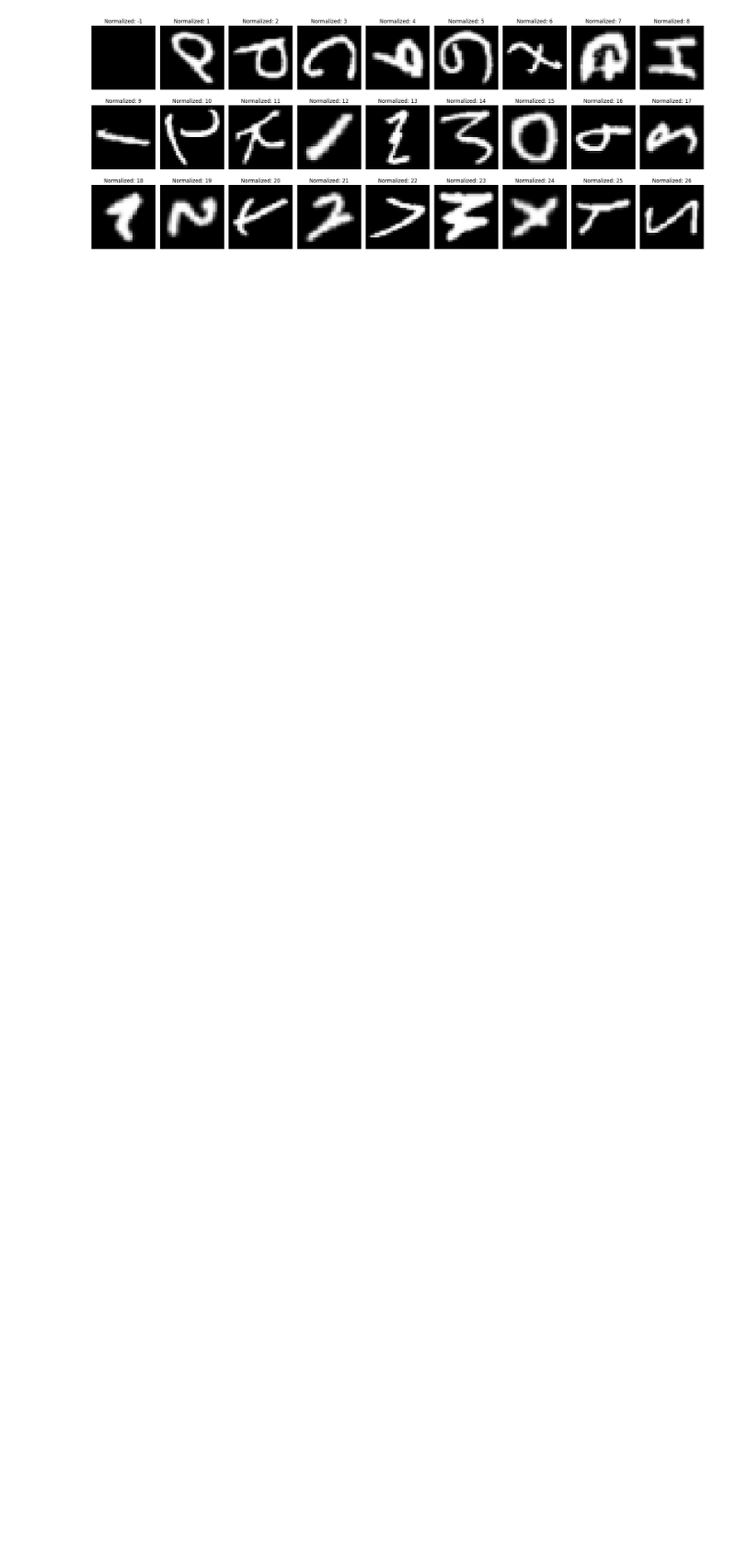
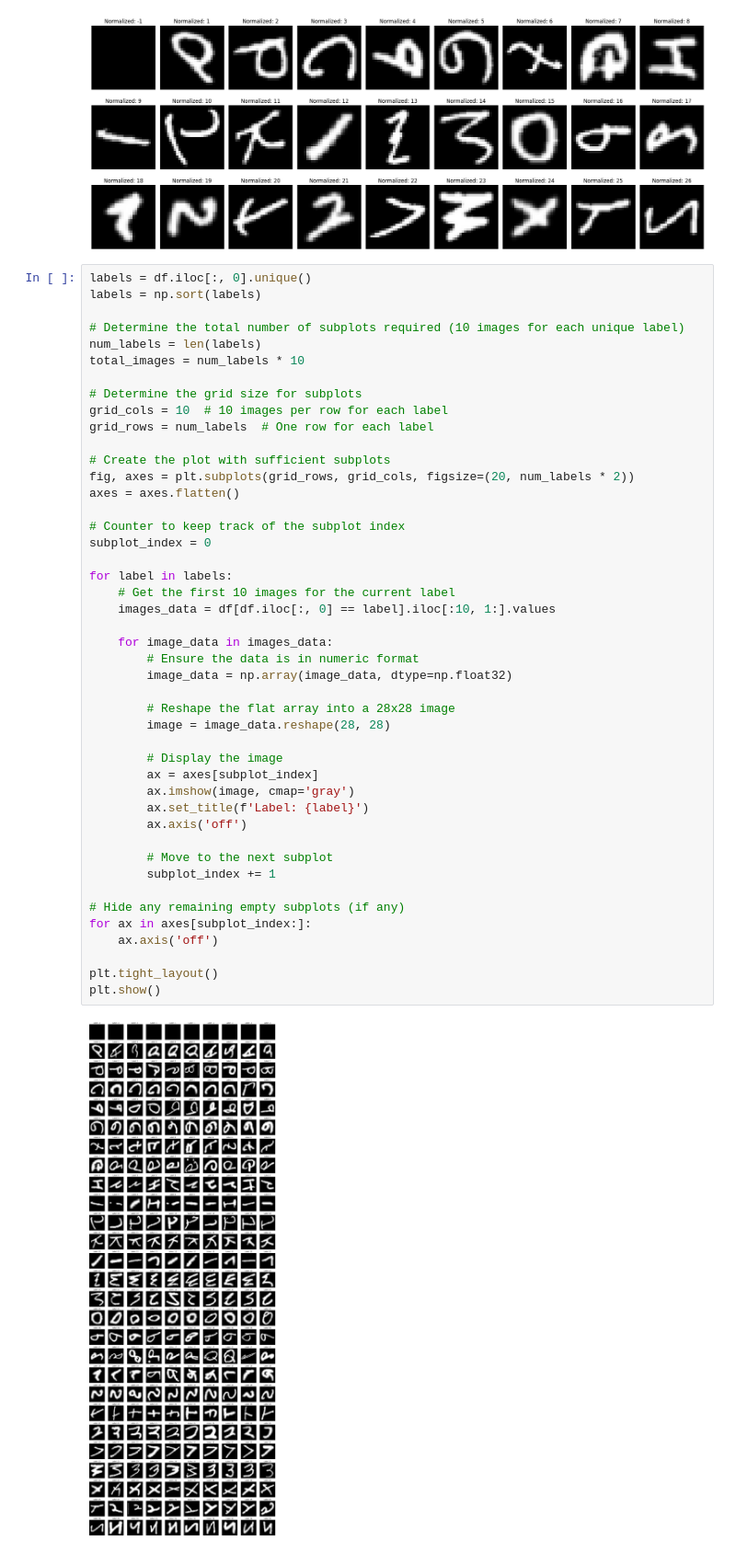
Before and after one commit to REHXZ/DELE_CA2, a Jupyter notebook: Final.ipynb, the cells around one changed output. Shown: that part at 92% size. Cells and saved outputs as stored; diff of their text form; blank space fills up the shorter version.

```diff
--- a/Final.ipynb
+++ b/Final.ipynb
@@ -182,6 +182,53 @@ plt.tight_layout()
 plt.show()
 # %% [output]
 [figure]
+# %%
+labels = df.iloc[:, 0].unique()
+labels = np.sort(labels)
+
+# Determine the total number of subplots required (10 images for each unique label)
+num_labels = len(labels)
+total_images = num_labels * 10
+
+# Determine the grid size for subplots
+grid_cols = 10  # 10 images per row for each label
+grid_rows = num_labels  # One row for each label
+
+# Create the plot with sufficient subplots
+fig, axes = plt.subplots(grid_rows, grid_cols, figsize=(20, num_labels * 2))
+axes = axes.flatten()
+
+# Counter to keep track of the subplot index
+subplot_index = 0
+
+for label in labels:
+    # Get the first 10 images for the current label
+    images_data = df[df.iloc[:, 0] == label].iloc[:10, 1:].values
+
+    for image_data in images_data:
+        # Ensure the data is in numeric format
+        image_data = np.array(image_data, dtype=np.float32)
+
+        # Reshape the flat array into a 28x28 image
+        image = image_data.reshape(28, 28)
+
+        # Display the image
+        ax = axes[subplot_index]
+        ax.imshow(image, cmap='gray')
+        ax.set_title(f'Label: {label}')
+        ax.axis('off')
+
+        # Move to the next subplot
+        subplot_index += 1
+
+# Hide any remaining empty subplots (if any)
+for ax in axes[subplot_index:]:
+    ax.axis('off')
+
+plt.tight_layout()
+plt.show()
+# %% [output]
+[figure, added]
 # %% [markdown]
 # Image Averageing
 
```
Also changed, not shown: parts of 20 cells of this notebook.
